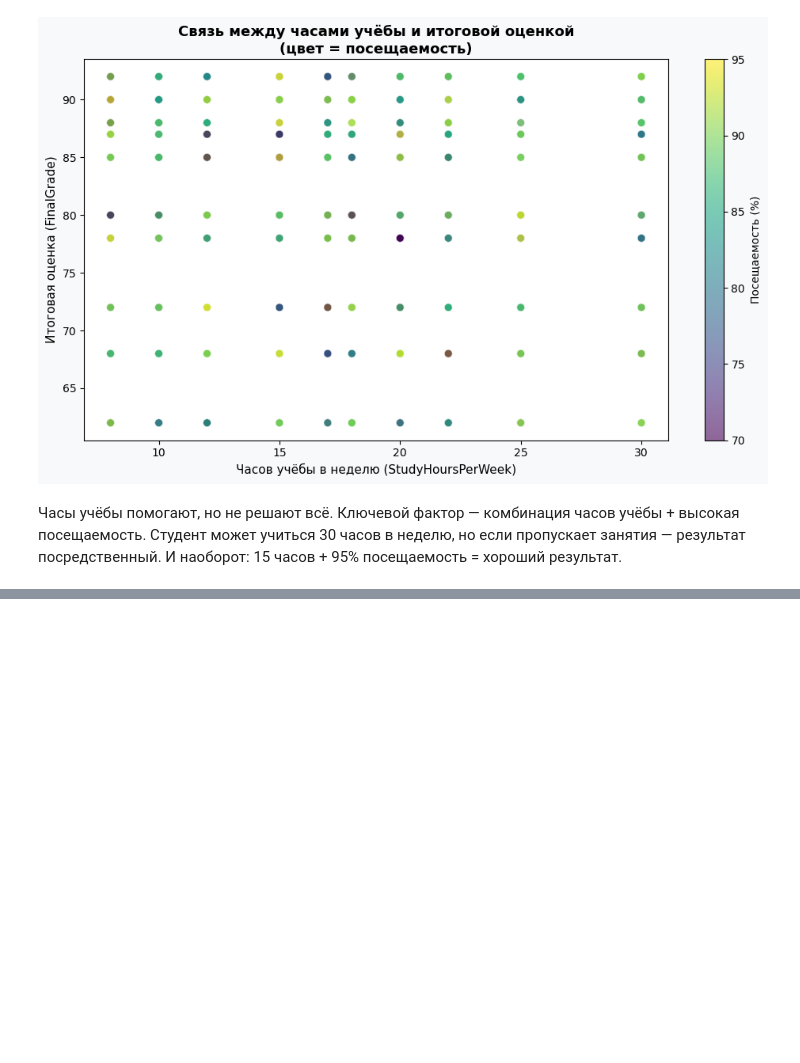
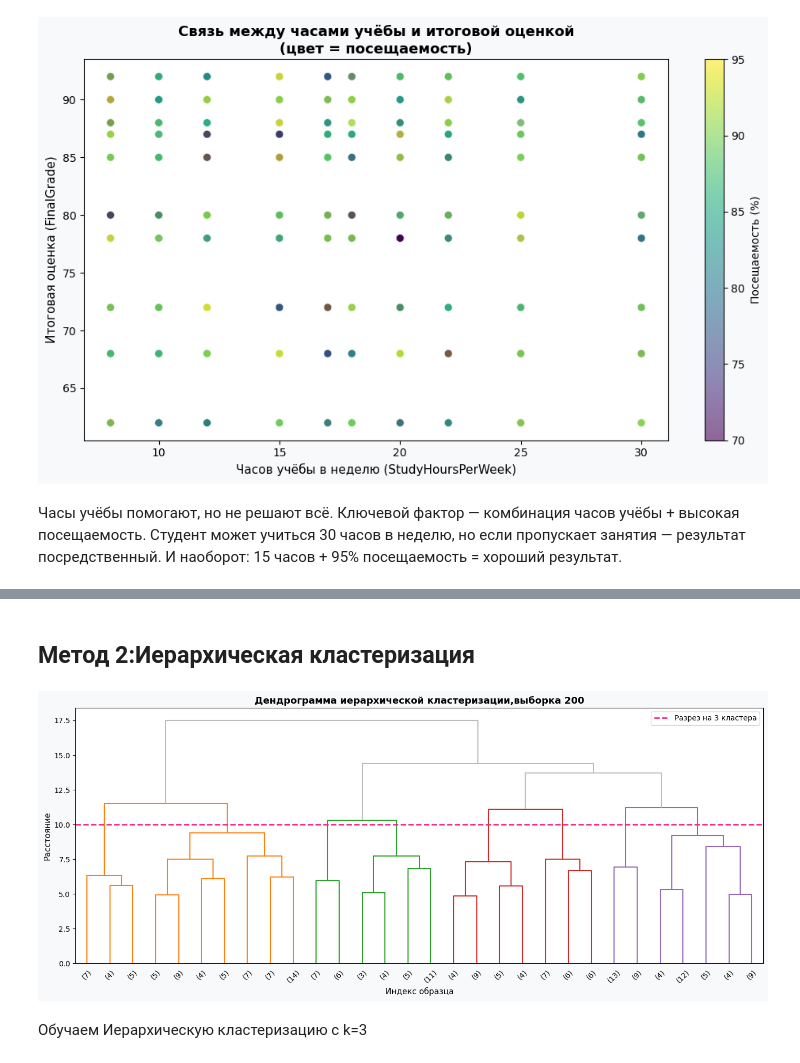
Before and after one commit to timur-valiullin/Calobaration_work, a Jupyter notebook: Students_Rating.ipynb, the cells around one changed output, grey strips where cells are left out. Saved outputs shown, nothing was run; the diff lists cells and outputs as text; code cells hidden in the pictures; blank space fills up the shorter version.

```diff
--- a/Students_Rating.ipynb
+++ b/Students_Rating.ipynb
@@ -329,0 +334,23 @@ plt.show()
+# %%
+df_cluster = df_clean.copy()
+
+le_gender = LabelEncoder()
+le_ps = LabelEncoder()
+
+df_cluster['Gender_enc'] = le_gender.fit_transform(df_cluster['Gender'])
+df_cluster['ParentalSupport_enc'] = le_ps.fit_transform(df_cluster['ParentalSupport'])
+df_cluster['OnlineClasses_enc'] = df_cluster['Online Classes Taken'].astype(int)
+
+cluster_features = ['AttendanceRate', 'StudyHoursPerWeek', 'PreviousGrade',
+                    'ExtracurricularActivities', 'ParentalSupport_enc',
+                    'FinalGrade', 'Gender_enc', 'Study Hours']
+
+X_cluster = df_cluster[cluster_features].copy()
+
+print(f"Признаки для кластеризации: {cluster_features}")
+print("Пропуски в данных:")
+print(X_cluster.isnull().sum())
+print()
+
+scaler = StandardScaler()
+X_scaled = scaler.fit_transform(X_cluster)
@@ -329,0 +434,24 @@ plt.show()
+# %% [markdown]
+## Метод 2:Иерархическая кластеризация
+# %%
+sample_indices = np.random.choice(len(X_scaled), size=200, replace=False)
+X_sample = X_scaled[sample_indices]
+
+Z = linkage(X_sample, method='ward')
+
+fig, ax = plt.subplots(figsize=(14, 6))
+dendrogram(Z, ax=ax, truncate_mode='lastp', p=30,
+           color_threshold=0.7*max(Z[:,2]),
+           above_threshold_color='#BBBBBB')
+ax.set_title('Дендрограмма иерархической кластеризации,выборка 200',
+             fontsize=13, fontweight='bold')
+ax.set_xlabel('Индекс образца', fontsize=11)
+ax.set_ylabel('Расстояние', fontsize=11)
+ax.axhline(y=10, color='#F72585', linestyle='--', linewidth=2, label='Разрез на 3 кластера')
+ax.legend()
+plt.tight_layout()
+plt.show()
+# %% [output]
+[figure, added]
+# %% [markdown]
+Обучаем Иерархическую кластеризацию с k=3
```
Also changed, not shown: parts of 24 cells of this notebook.
